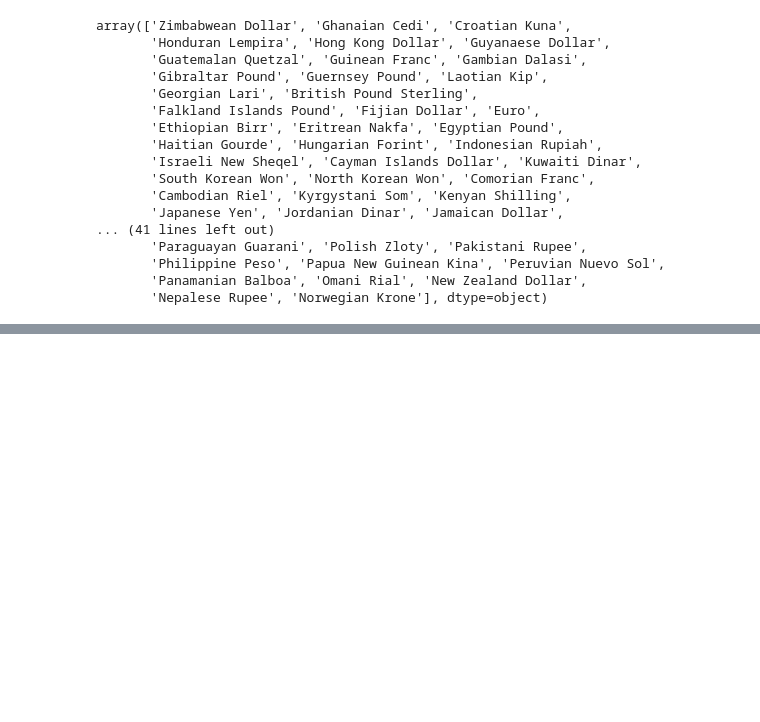
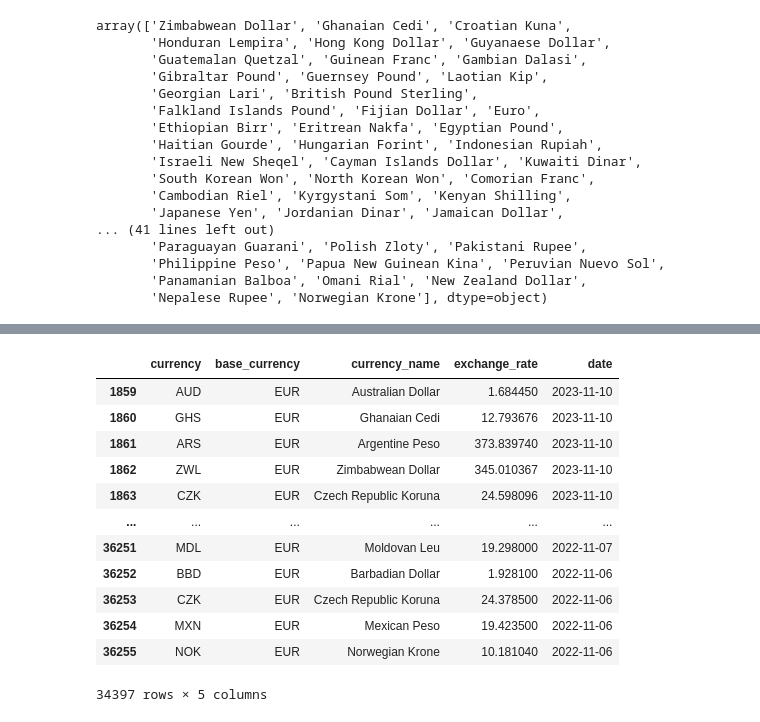
Before and after one commit to Yeomdongsu/YH-semi_final-forex-exchange-rate, a Jupyter notebook: forex_exchange_rate.ipynb, the cells around one changed output, grey strips where cells are left out. Drawn from its saved outputs; the diff is of its cells as text; code cells hidden in the pictures; blank space fills up the shorter version.

```diff
--- a/forex_exchange_rate.ipynb
+++ b/forex_exchange_rate.ipynb
@@ -76,0 +125,16 @@ df.loc[df["currency_name"].str.contains("korea",case=False )]
+# %%
+df.loc[(df["date"].values >= "2022-11-05") & (df["date"].values <= "2023-11-11")]
+# %% [output]
+|  | currency | base_currency | currency_name | exchange_rate | date |
+| 1859 | AUD | EUR | Australian Dollar | 1.684450 | 2023-11-10 |
+| 1860 | GHS | EUR | Ghanaian Cedi | 12.793676 | 2023-11-10 |
+| 1861 | ARS | EUR | Argentine Peso | 373.839740 | 2023-11-10 |
+| 1862 | ZWL | EUR | Zimbabwean Dollar | 345.010367 | 2023-11-10 |
+| 1863 | CZK | EUR | Czech Republic Koruna | 24.598096 | 2023-11-10 |
+| ... | ... | ... | ... | ... | ... |
+| 36251 | MDL | EUR | Moldovan Leu | 19.298000 | 2022-11-07 |
+| 36252 | BBD | EUR | Barbadian Dollar | 1.928100 | 2022-11-06 |
+| 36253 | CZK | EUR | Czech Republic Koruna | 24.378500 | 2022-11-06 |
+| 36254 | MXN | EUR | Mexican Peso | 19.423500 | 2022-11-06 |
+| 36255 | NOK | EUR | Norwegian Krone | 10.181040 | 2022-11-06 |
+34397 rows × 5 columns
```
Also changed, not shown: parts of 10 cells of this notebook, 1 other file.
